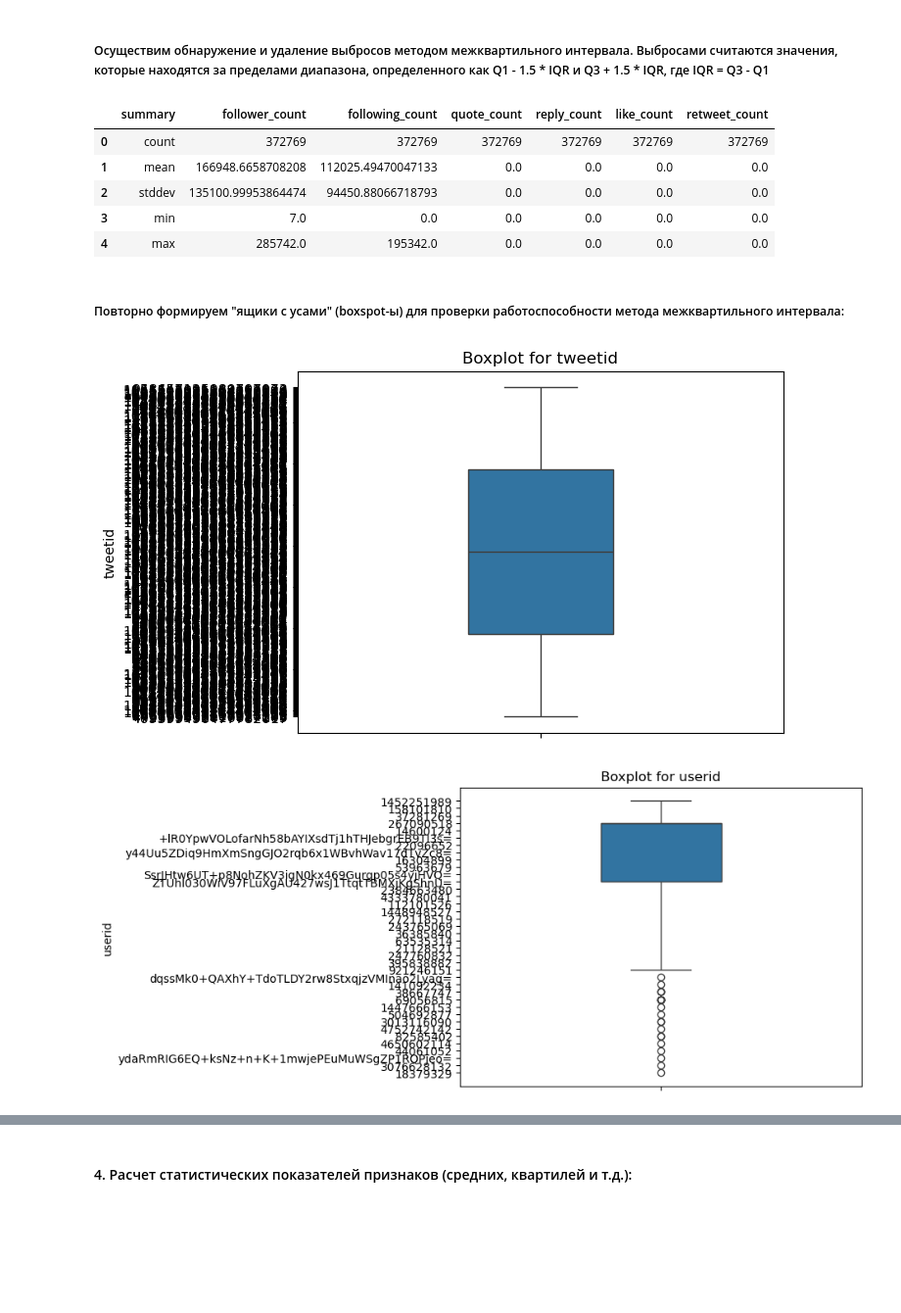
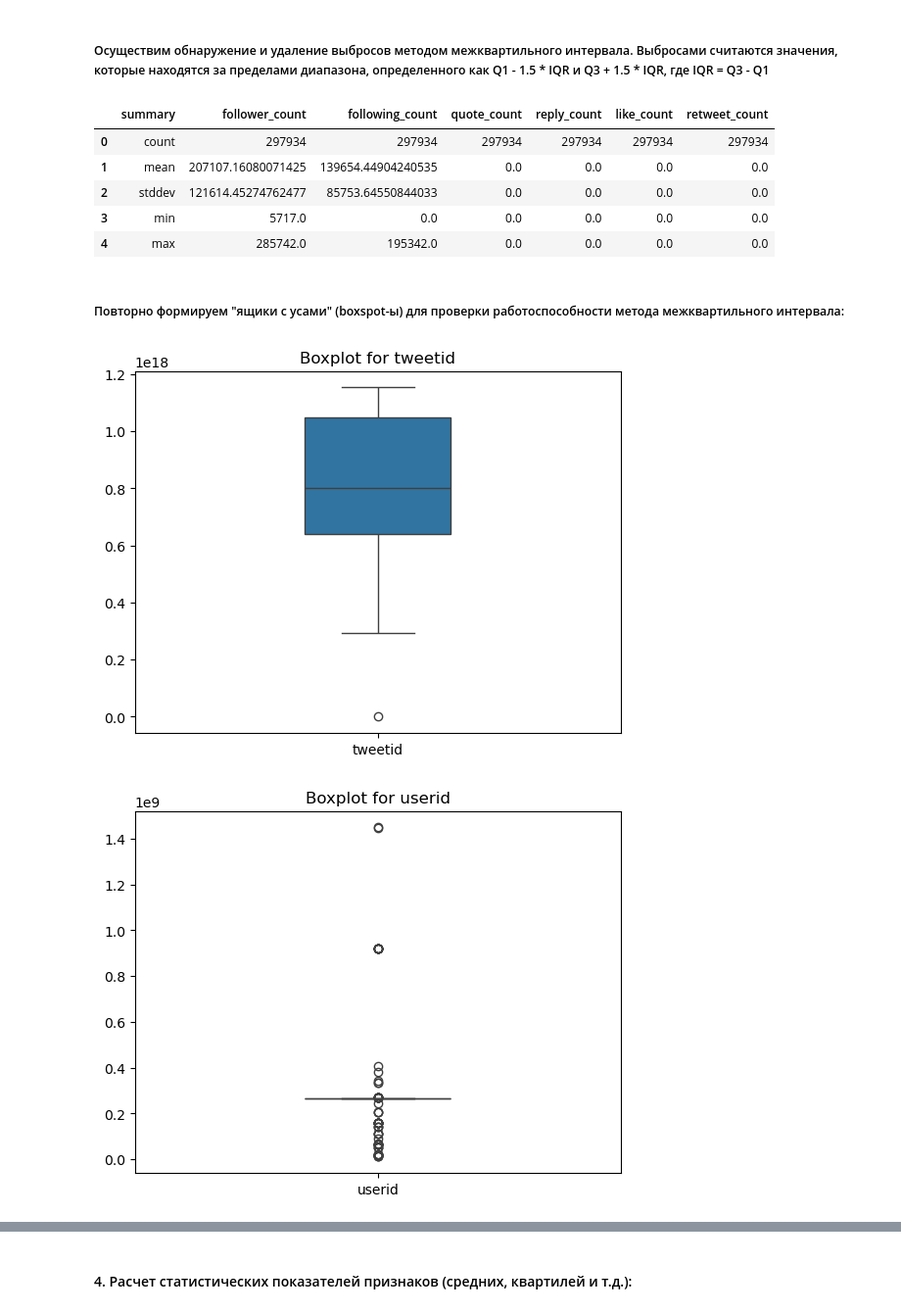
Before and after one commit to TDitS/SOBD2023, a Jupyter notebook: lab1.ipynb, the cells around one changed output, grey strips where cells are left out. Shown at 98% size. Cells and saved outputs as stored; diff of their text form; code cells hidden in the pictures; blank space fills up the shorter version.

```diff
--- a/lab1.ipynb
+++ b/lab1.ipynb
@@ -62,12 +62,15 @@ from pyspark.sql.functions import col, array
 
 df = df.drop("user_profile_description", "account_language", "tweet_text", "tweet_time", "tweet_client_name", "in_reply_to_userid", "in_reply_to_tweetid", "quoted_tweet_tweetid", "retweet_userid", "retweet_tweetid", "latitude", "longitude", "user_mentions", "poll_choices", "hashtags", "urls", "user_screen_name", "user_display_name", "user_profile_url")
 
+df = df.withColumn("tweetid", col("tweetid").cast(LongType()))
+df = df.withColumn("userid", col("userid").cast(IntegerType()))
 df = df.withColumn("follower_count", col("follower_count").cast(IntegerType()))
 df = df.withColumn("following_count", col("following_count").cast(IntegerType()))
 df = df.withColumn("quote_count", col("like_count").cast(IntegerType()))
 df = df.withColumn("reply_count", col("like_count").cast(IntegerType()))
 df = df.withColumn("like_count", col("like_count").cast(IntegerType()))
 df = df.withColumn("retweet_count", col("like_count").cast(IntegerType()))
+df = df.withColumn("account_creation_date", col("account_creation_date").cast(DateType()))
 df = df.withColumn("is_retweet", col("is_retweet").cast("boolean"))
 
 print('Data frame type: ' + str(type(df)))
@@ -270,12 +285,13 @@ pd.DataFrame.from_dict([view_missing_values_in_columns(string_columns, numeric_c
 # %%
 def show_boxplot_for_all_columns(df):
     for column in df.columns:
-        if df.schema[column].dataType == DoubleType():
+        data_type = df.schema[column].dataType
+        if data_type == DoubleType() or data_type == IntegerType() or data_type == LongType():
             column_df = df.select(column).toPandas()
             sns.boxplot(data=column_df, width=0.3)
             plt.title('Boxplot for '+ column)
             plt.show()
-        elif df.schema[column].dataType == StringType():
+        elif data_type == StringType() or data_type == BooleanType() or data_type == DateType():
             column_df = df.select(column).toPandas()
             sns.boxplot(y=column, data=column_df, width=0.3)
             plt.title('Boxplot for '+ column)
@@ -322,29 +339,30 @@ for column in outlier_columns:
 df.select(df.follower_count, df.following_count, df.quote_count, df.reply_count, df.like_count, df.retweet_count).describe().toPandas()
 # %% [output]
 |  | summary | follower_count | following_count | quote_count | reply_count | like_count | retweet_count |
-| 0 | count | 372769 | 372769 | 372769 | 372769 | 372769 | 372769 |
-| 1 | mean | 166948.6658708208 | 112025.49470047133 | 0.0 | 0.0 | 0.0 | 0.0 |
-| 2 | stddev | 135100.99953864474 | 94450.88066718793 | 0.0 | 0.0 | 0.0 | 0.0 |
-| 3 | min | 7.0 | 0.0 | 0.0 | 0.0 | 0.0 | 0.0 |
+| 0 | count | 297934 | 297934 | 297934 | 297934 | 297934 | 297934 |
+| 1 | mean | 207107.16080071425 | 139654.44904240535 | 0.0 | 0.0 | 0.0 | 0.0 |
+| 2 | stddev | 121614.45274762477 | 85753.64550844033 | 0.0 | 0.0 | 0.0 | 0.0 |
+| 3 | min | 5717.0 | 0.0 | 0.0 | 0.0 | 0.0 | 0.0 |
 | 4 | max | 285742.0 | 195342.0 | 0.0 | 0.0 | 0.0 | 0.0 |
 # %% [markdown]
 ##### Повторно формируем "ящики с усами" (boxspot-ы) для проверки работоспособности метода межквартильного интервала:
 # %%
 def show_boxplot_for_all_columns(df):
     for column in df.columns:
-        if df.schema[column].dataType == DoubleType():
+        data_type = df.schema[column].dataType
+        if data_type == DoubleType() or data_type == IntegerType() or data_type == LongType():
             column_df = df.select(column).toPandas()
             sns.boxplot(data=column_df, width=0.3)
             plt.title('Boxplot for '+ column)
             plt.show()
-        elif df.schema[column].dataType == StringType():
+        elif data_type == StringType() or data_type == BooleanType() or data_type == DateType():
             column_df = df.select(column).toPandas()
             sns.boxplot(y=column, data=column_df, width=0.3)
             plt.title('Boxplot for '+ column)
             plt.show()
 
 df_sample = df.sample(True, 0.001, 1)
 show_boxplot_for_all_columns(df_sample)
 # %% [output]
-[figure, old version]
+[figure, new version]
-[figure, old version]
+[figure, new version]
```
Also changed, not shown: parts of 34 cells of this notebook.
